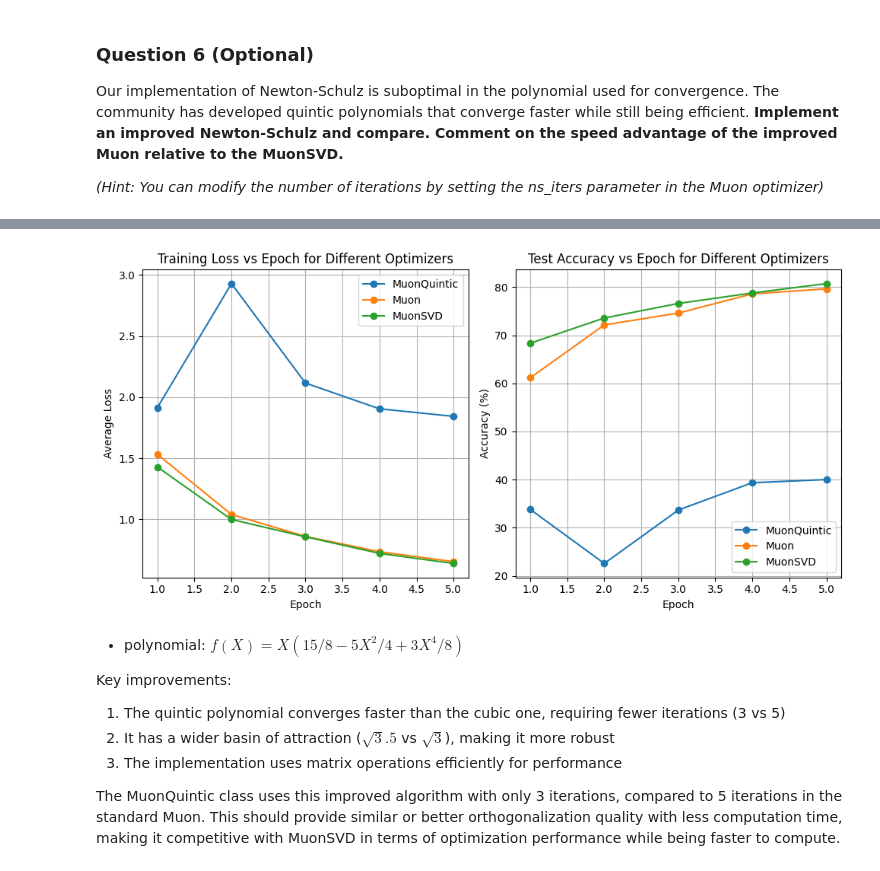
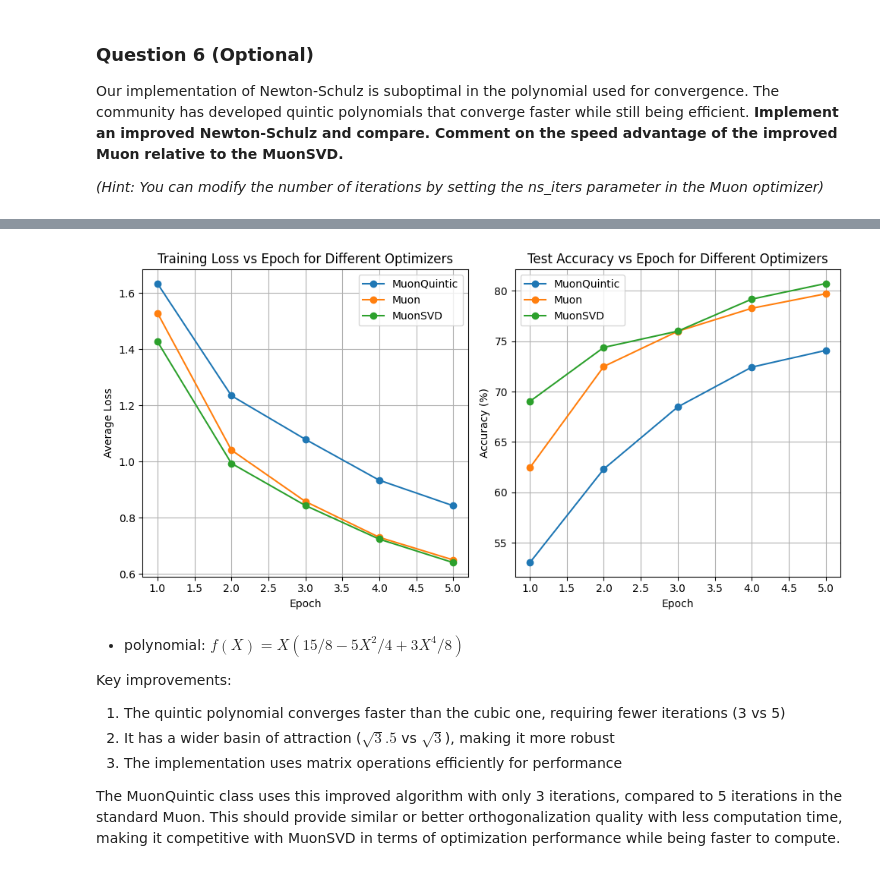
Before and after one commit to hingma/cs182fa25_public, a Jupyter notebook: hw06/code/q_coding_muon.ipynb, the cells around one changed output, grey strips where cells are left out. Drawn from its saved outputs; the diff is of its cells as text; code cells hidden in the pictures.

Commit message:
Fix quintic newton-schulz running result

```diff
--- a/hw06/code/q_coding_muon.ipynb
+++ b/hw06/code/q_coding_muon.ipynb
@@ -624,20 +627,39 @@ The community has developed quintic polynomials that converge faster while still
 *(Hint: You can modify the number of iterations by setting the ns_iters parameter in the Muon optimizer)*
 # %%
 # Import our improved Muon optimizer with quintic polynomial
-from q_coding_muon_improved import MuonQuintic
+from q_coding_muon_improved import MuonQuintic, newton_schulz_orthogonalize
 
 # --- Define the optimizers you want to compare ---
 optimizers_dict_for_q6 = {
     "MuonQuintic": lambda params: MuonQuintic(params, lr=1e-2, ns_iters=3, weight_decay=0),
     "Muon": lambda params: Muon(params, lr=1e-2, weight_decay=0),
-    # "SGD": lambda params: torch.optim.SGD(params, lr=1e-2, momentum=0.9, weight_decay=1e-4),
-    # "AdamW": lambda params: torch.optim.AdamW(params, lr=1e-3, weight_decay=1e-3),
+    # # "SGD": lambda params: torch.optim.SGD(params, lr=1e-2, momentum=0.9, weight_decay=1e-4),
+    # # "AdamW": lambda params: torch.optim.AdamW(params, lr=1e-3, weight_decay=1e-3),
     "MuonSVD": lambda params: MuonSVD(params, lr=1e-2, weight_decay=0),
 
     # "AdamWMuP": lambda params: AdamWMuP(params, lr=1e-3, weight_decay=1e-3)
 }
 
+device = "cuda" if torch.cuda.is_available() else "cpu"
+criterion = nn.CrossEntropyLoss()
 
+# Function to evaluate model
+def evaluate(model, dataloader):
+    model.eval()
+    correct = 0
+    total = 0
+    with torch.no_grad():
+        for images, labels in dataloader:
+            images, labels = images.to(device), labels.to(device)
+            outputs = model(images)
+            _, predicted = torch.max(outputs.data, 1)
+            total += labels.size(0)
+            correct += (predicted == labels).sum().item()
+    return 100 * correct / total
+
+
+results = {}  # store loss curves
+accuracy_results = {}  # store accuracy curves
 
 # --- Train for each optimizer ---
 for opt_name, opt_fn in optimizers_dict_for_q6.items():
@@ -738,4 +777,4 @@ MuonSVD | Total training time: 88.13 seconds
-[figure, old version]
+[figure, new version]
 # %% [markdown]
 * polynomial: $f(X) = X(15/8 - 5X^2/4 + 3X^4/8)$
 
```
Also changed, not shown: parts of 5 cells of this notebook.
